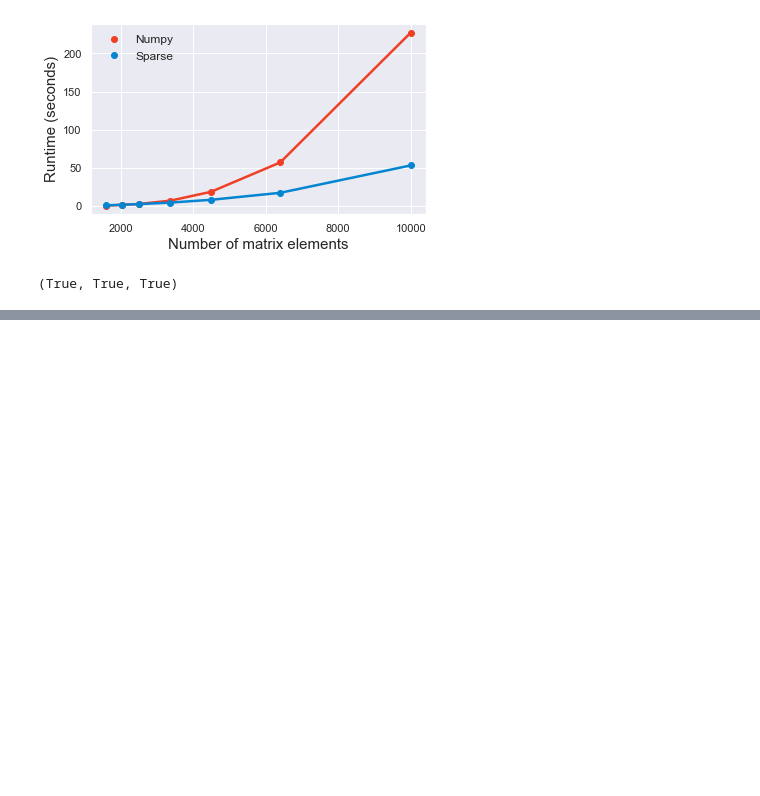
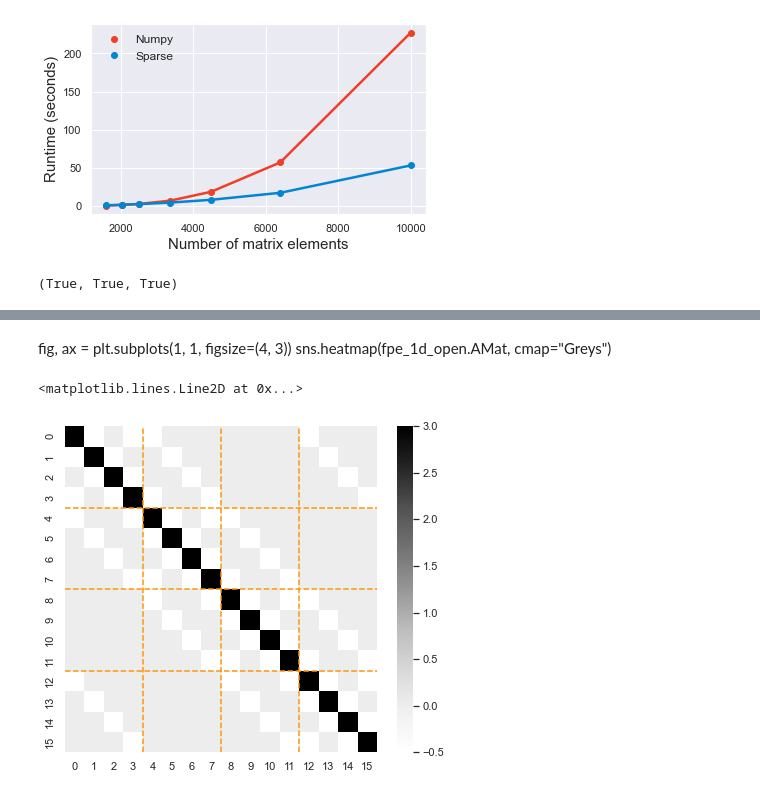
Before and after one commit to StevenJLarge/FokkerPlanck, a Jupyter notebook: notebooks/08-slarge-2d-integrator.ipynb, the cells around one changed output, grey strips where cells are left out. Drawn from its saved outputs; the diff is of its cells as text; code cells hidden in the pictures; blank space fills up the shorter version.

```diff
--- a/notebooks/08-slarge-2d-integrator.ipynb
+++ b/notebooks/08-slarge-2d-integrator.ipynb
@@ -212,0 +251,16 @@ np.all(np.isclose((A_sp.toarray() - A_np), 0)), np.all(np.isclose((B_sp.toarray(
+# %% [markdown]
+fig, ax = plt.subplots(1, 1, figsize=(4, 3))
+sns.heatmap(fpe_1d_open.AMat, cmap="Greys")
+# %%
+fig, ax = plt.subplots(1, 1, figsize=(7, 6))
+sns.heatmap(fpe_2d_peri.AMat.toarray(), cmap="Greys", ax=ax)
+
+ax.axhline(4, linestyle='--', color=sns.xkcd_rgb["tangerine"])
+ax.axhline(8, linestyle='--', color=sns.xkcd_rgb["tangerine"])
+ax.axhline(12, linestyle='--', color=sns.xkcd_rgb["tangerine"])
+ax.axvline(4, linestyle='--', color=sns.xkcd_rgb["tangerine"])
+ax.axvline(8, linestyle='--', color=sns.xkcd_rgb["tangerine"])
+ax.axvline(12, linestyle='--', color=sns.xkcd_rgb["tangerine"])
+# %% [output]
+<matplotlib.lines.Line2D at 0x...>
+[figure, added]
```
Also changed, not shown: parts of 5 cells of this notebook, 1 other file.
